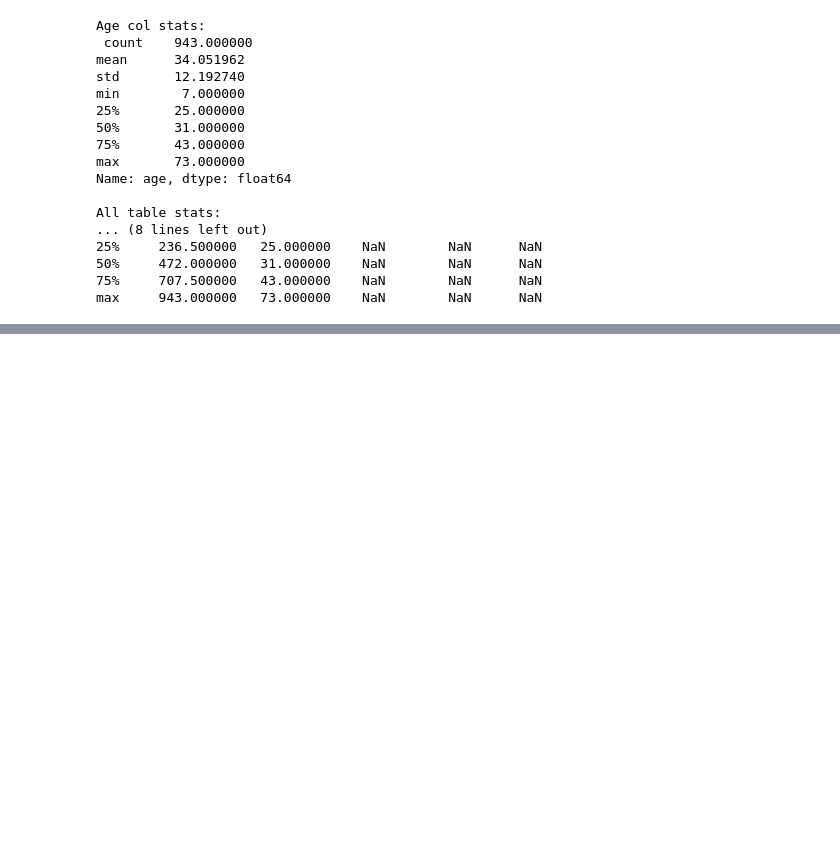
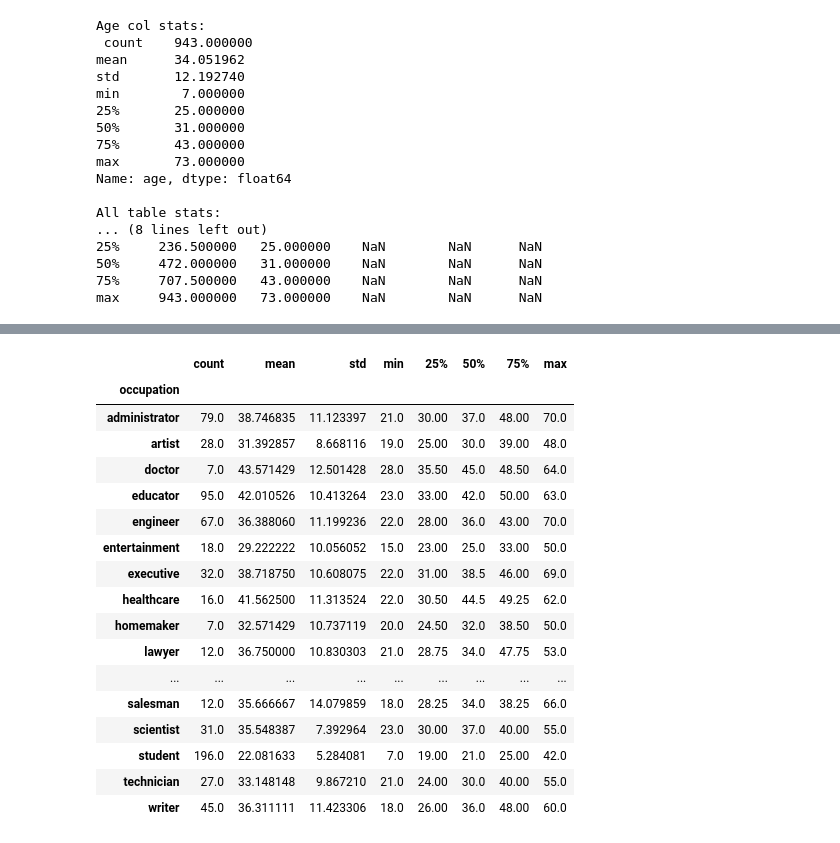
Before and after one commit to GalSarid21/MachineLearningLabs, a Jupyter notebook: Lab1/HW_1.ipynb, the cells around one changed output, grey strips where cells are left out. Cells and saved outputs as stored; diff of their text form; code cells hidden in the pictures; blank space fills up the shorter version.

```diff
--- a/Lab1/HW_1.ipynb
+++ b/Lab1/HW_1.ipynb
@@ -8,10 +8,12 @@ import numpy as np
 # %% [markdown]
 CSV File Loads
 # %%
-ex1_path = "C:\\Users\\galsa\\source\\repos\\MachineLearningLabs\\Lab1\\EX1_csv.csv"
+base_path = os.path.abspath(os.curdir)
+
+ex1_path = f"{base_path}\\EX1_csv.csv"
 ex1_df = pd.read_csv(ex1_path, sep=',')
 
-ex2_path = "C:\\Users\\galsa\\source\\repos\\MachineLearningLabs\\Lab1\\army.csv"
+ex2_path = f"{base_path}\\army.csv"
 army_df = pd.read_csv(ex2_path, sep=',')
 # %% [markdown]
 # Section 1: knowing your data
@@ -124,0 +339,14 @@ max     943.000000   73.000000    NaN        NaN      NaN
+# %%
+# creats lists of group counts for grouping by occ and grouping by both occ and gender
+grouped_by_occ = ex1_df.groupby('occupation')
+grouped_by_occ_count = list(grouped_by_occ.size())
+print(grouped_by_occ_count)
+
+grouped_by_occ_gen = ex1_df.groupby(['occupation', 'gender'])
+grouped_by_occ_gen_vals = list(grouped_by_occ_gen.size()
+                                                 .unstack(fill_value=0)
+                                                 .stack())
+
+zipped = zip(grouped_by_occ_gen_vals[::2], grouped_by_occ_gen_vals[1::2])
+grouped_by_occ_gen_tuple = [(i,j) for i,j in zipped]
+print(grouped_by_occ_gen_tuple)
@@ -124,0 +382,22 @@ max     943.000000   73.000000    NaN        NaN      NaN
+# %%
+# presents occupations age statistics
+grouped_by_occ['age'].describe()
+# %% [output]
+|  | count | mean | std | min | 25% | 50% | 75% | max |
+| occupation |  |  |  |  |  |  |  |  |
+| administrator | 79.0 | 38.746835 | 11.123397 | 21.0 | 30.00 | 37.0 | 48.00 | 70.0 |
+| artist | 28.0 | 31.392857 | 8.668116 | 19.0 | 25.00 | 30.0 | 39.00 | 48.0 |
+| doctor | 7.0 | 43.571429 | 12.501428 | 28.0 | 35.50 | 45.0 | 48.50 | 64.0 |
+| educator | 95.0 | 42.010526 | 10.413264 | 23.0 | 33.00 | 42.0 | 50.00 | 63.0 |
+| engineer | 67.0 | 36.388060 | 11.199236 | 22.0 | 28.00 | 36.0 | 43.00 | 70.0 |
+| entertainment | 18.0 | 29.222222 | 10.056052 | 15.0 | 23.00 | 25.0 | 33.00 | 50.0 |
+| executive | 32.0 | 38.718750 | 10.608075 | 22.0 | 31.00 | 38.5 | 46.00 | 69.0 |
+| healthcare | 16.0 | 41.562500 | 11.313524 | 22.0 | 30.50 | 44.5 | 49.25 | 62.0 |
+| homemaker | 7.0 | 32.571429 | 10.737119 | 20.0 | 24.50 | 32.0 | 38.50 | 50.0 |
+| lawyer | 12.0 | 36.750000 | 10.830303 | 21.0 | 28.75 | 34.0 | 47.75 | 53.0 |
+| ... | ... | ... | ... | ... | ... | ... | ... | ... |
+| salesman | 12.0 | 35.666667 | 14.079859 | 18.0 | 28.25 | 34.0 | 38.25 | 66.0 |
+| scientist | 31.0 | 35.548387 | 7.392964 | 23.0 | 30.00 | 37.0 | 40.00 | 55.0 |
+| student | 196.0 | 22.081633 | 5.284081 | 7.0 | 19.00 | 21.0 | 25.00 | 42.0 |
+| technician | 27.0 | 33.148148 | 9.867210 | 21.0 | 24.00 | 30.0 | 40.00 | 55.0 |
+| writer | 45.0 | 36.311111 | 11.423306 | 18.0 | 26.00 | 36.0 | 48.00 | 60.0 |
```
Also changed, not shown: parts of 34 cells of this notebook.
